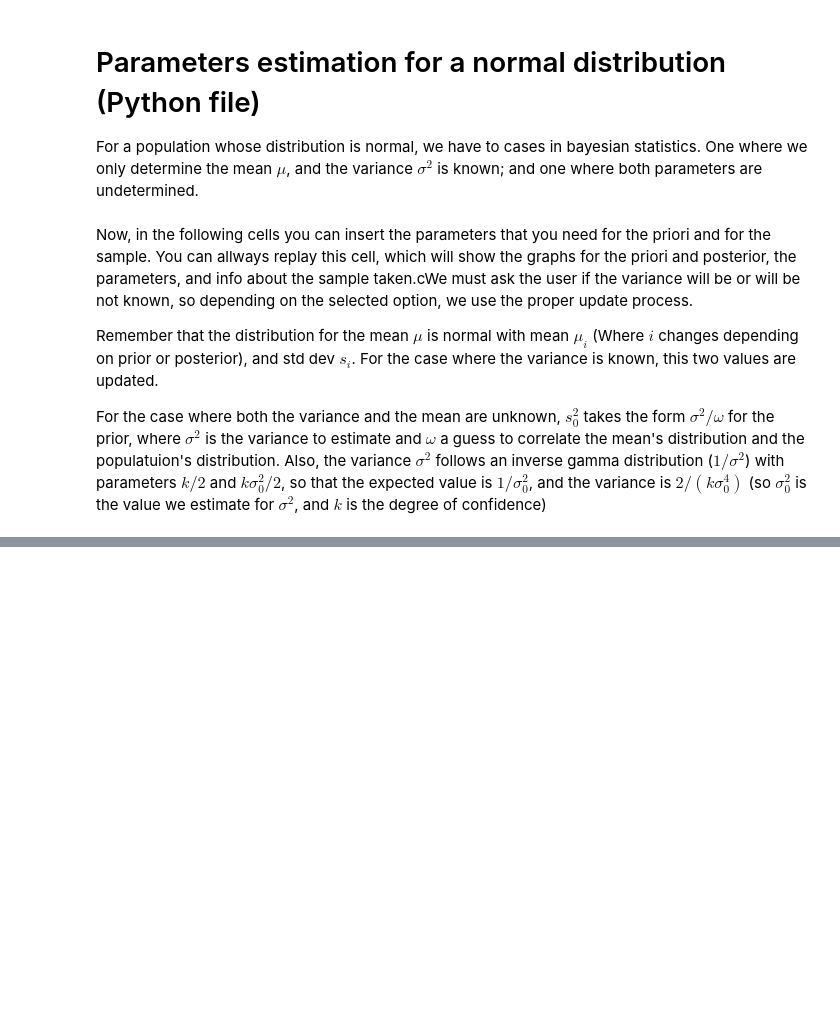
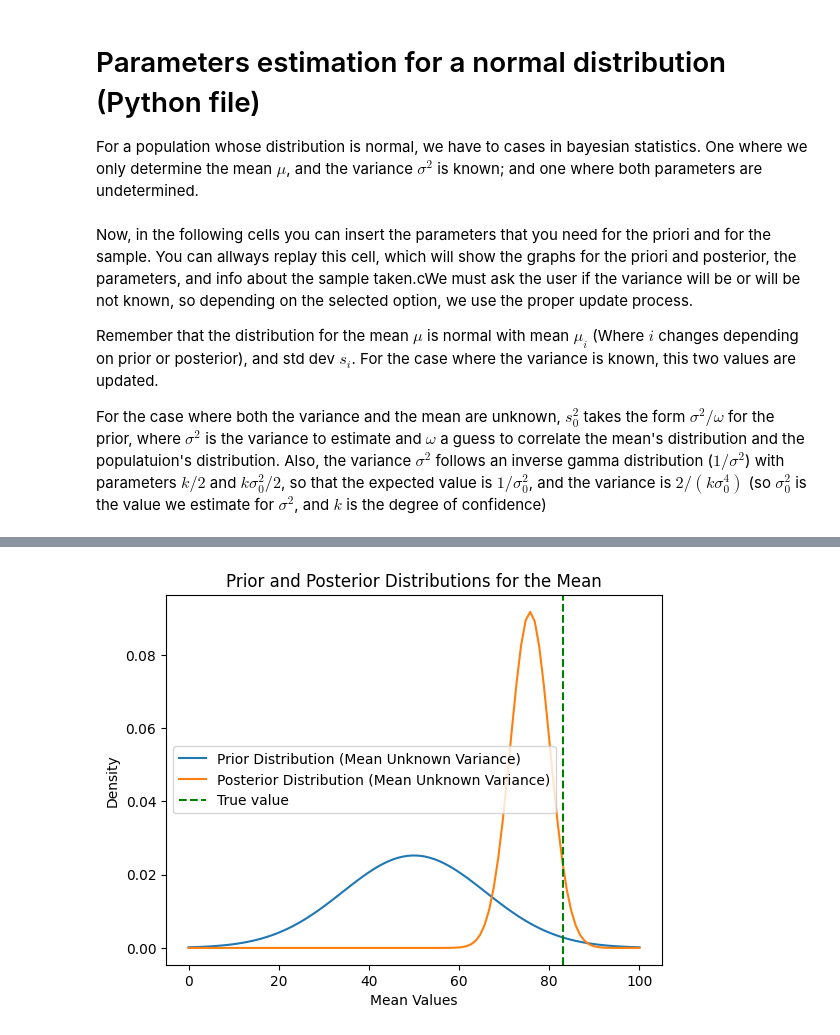
Before and after one commit to tzar-or/bayesian-stats-with-julia-and-python, a Jupyter notebook: normal-distribution/python.ipynb, the cells around one changed output, grey strips where cells are left out. Drawn from its saved outputs; the diff is of its cells as text; code cells hidden in the pictures; blank space fills up the shorter version.

Commit message:
Even more changes in the normal dist. Pending to review variance dist for case 0

```diff
--- a/normal-distribution/python.ipynb
+++ b/normal-distribution/python.ipynb
@@ -10,12 +10,12 @@ import scipy.special as sp
 # First we get a random number between 0 and 100 for the mean (to estimate)
 random_mean = 100*np.random.rand()
 # Also one number between 0 and 10 for variance
-random_variance = 10*np.random.rand()
+random_variance = 100*np.random.rand()
 
 # We need a function with a normal (multiple) distribution for the prior and posterior.
 # The function will take an x values, a mean and a variance
 def normal(X,mean,variance):
-    return (2*np.pi*variance)**(-X/2) * np.exp(-(X-mean)**2)/(2*variance)
+    return (2*np.pi*variance)**(-1/2) * np.exp(-(X-mean)**2/(2*variance))
 
 # We use a gamma distribution for the precision (1/variance) prior and posterior
 def gamma(mu,alpha,beta):
@@ -28,15 +28,17 @@ Remember that the distribution for the mean $\mu$ is normal with mean $\mu_i$ (W
 For the case where both the variance and the mean are unknown, $s_0^2$ takes the form $\sigma^2/\omega$ for the prior, where $\sigma^2$ is the variance to estimate and $\omega$ a guess to correlate the mean's distribution and the populatuion's distribution. Also, the variance $\sigma^2$ follows an inverse gamma distribution ($1/\sigma^2$) with parameters $k/2$ and $k \sigma_0^2 /2$, so that the expected value is $1/\sigma_0^2$, and the variance is $2/(k \sigma_0^4)$ (so $\sigma_0^2$ is the value we estimate for $\sigma^2$, and $k$ is the degree of confidence)
 # %%
 # We ask for the estimated mean
+
+
 mu_prior = float(input("Enter the mean estimated for the population's distribution"))
 
 # We ask if the process will be done with the variance known or unknown
-variance_known = bool(input("The variance will be known? (0 or 1 for no and yes): "))
+variance_known = int(input("The variance will be known? (0 or 1 for no and yes): "))
 if variance_known == 1:
+    # We reveal just the variance
+    print(f'The variance for the population distribution is {random_variance}')
     # We ask for the variance (confidence) of the mean provided as a prior
     s_prior = float(input("Enter the variance for the mean prior distribution (confidence degree)"))
-    # We reveal just the variance
-    print(f'The variance for the population distribution is {random_variance}')
 else:
     # We ask for the estimated variance for the population distribution
     variance_prior = float(input("Enter the estimated variance for the population distribution: "))
@@ -45,46 +47,39 @@ else:
     kappa = float(input("Enter the confidence degree for the variance prior distribution: "))
 
 # We ask for the ammount of samples to take
-n_samples = int(input("Enter the number of samples to take from the population: "))
+n = int(input("Enter the number of samples to take from the population: "))
 
+# We take the samples from the population
+samples = np.random.normal(random_mean, np.sqrt(random_variance), n)
+print(f"The samples taken from the population are: {samples}")
 
+# Now we compute the posterior parameters
+if variance_known == 1:
+    s_post = 1 / (1/s_prior + n/random_variance)
+    mu_post = s_post * (mu_prior/s_prior + n*np.mean(samples)/random_variance)
+if variance_known == 0:
+    kappa_post = kappa + n
+    omega_post = omega + n
+    mu_post = (omega*mu_prior + n*np.mean(samples)) / (omega + n)
+    variance_post = (kappa*variance_prior + np.sum((samples - np.mean(samples))**2) + n*np.mean(samples)**2 + mu_prior**2*omega - mu_post**2*(omega + n)) / (kappa + n)
 
-# We ask for the parameters of the prior gamma distribution
-a_prior = float(input("Enter the 'a' parameter of the prior Gamma distribution: "))
-b_prior = float(input("Enter the 'b' parameter of the prior Gamma distribution: "))
-#print'em
-print(f"Using Gamma({a_prior}, {b_prior}) as prior distribution.")
-
-# We if we will use poisson events or a fixed number of events to take the sample
-use_poisson = bool(input("Do you want to use Poisson events? (0 or 1 for no and yes): "))
-if use_poisson == 1:
-    # We ask for the interval to take the sample
-    t_interval = float(input("Enter the time interval to take the sample: "))
-    # We get the number of events in that interval
-    n_sample = np.random.poisson(random_number*t_interval)
-    print(f"Number of events in interval {t_interval}: {n_sample}")
-else:
-    # We ask for the number of events to take the sample
-    n_sample = int(input("Enter the number of events to take the sample: "))
-    # We get the time interval for that number of events given the random number, using a gamma distribution
-    # (we use 1/random_number as the scale parameter of the gamma)
-    t_interval = np.random.gamma(n_sample,1/random_number)
-    print(f"Time interval for {n_sample} events: {t_interval}")
-
-# Now we can compute the posterior parameters
-a_post = a_prior + n_sample
-b_post = b_prior + t_interval
-print(f"Posterior distribution is Gamma({a_post}, {b_post})")
-
-# Then we graph the prior and posterior distributions
+# Then we graph the prior and posterior distributions for the mean
 import matplotlib.pyplot as plt
 mu_values = np.linspace(0, 100, 100)
-prior = gamma(mu_values, a_prior, b_prior)
-posterior = gamma(mu_values, a_post, b_post)
-plt.plot(mu_values, prior, label=f"Prior: Gamma({a_prior}, {b_prior})", color='blue')
-plt.plot(mu_values, posterior, label=f"Posterior: Gamma({a_post}, {b_post})", color='red')
-plt.axvline(random_number, color='green', linestyle='--', label='True value')
-plt.title('Prior and Posterior Distributions')
-plt.xlabel("mu")
-plt.ylabel("Density")
+if variance_known == 1:
+    prior_values = normal(mu_values, mu_prior, s_prior)
+    posterior_values = normal(mu_values, mu_post, s_post)
+    plt.plot(mu_values, prior_values, label='Prior Distribution (Mean Known Variance)')
+    plt.plot(mu_values, posterior_values, label='Posterior Distribution (Mean Known Variance)')
+else:
+    prior_values = normal(mu_values, mu_prior, variance_prior/omega)
+    posterior_values = normal(mu_values, mu_post, variance_post/omega_post)
+    plt.plot(mu_values, prior_values, label='Prior Distribution (Mean Unknown Variance)')
+    plt.plot(mu_values, posterior_values, label='Posterior Distribution (Mean Unknown Variance)')
+plt.axvline(random_mean, color='green', linestyle='--', label='True value')
+plt.xlabel('Mean Values')
+plt.ylabel('Density')
+plt.title('Prior and Posterior Distributions for the Mean')
 plt.legend()
+plt.show()
+# %% [output]
@@ -90,0 +88 @@ plt.legend()
+[figure, added]
```
Also changed, not shown: parts of 2 cells of this notebook.
